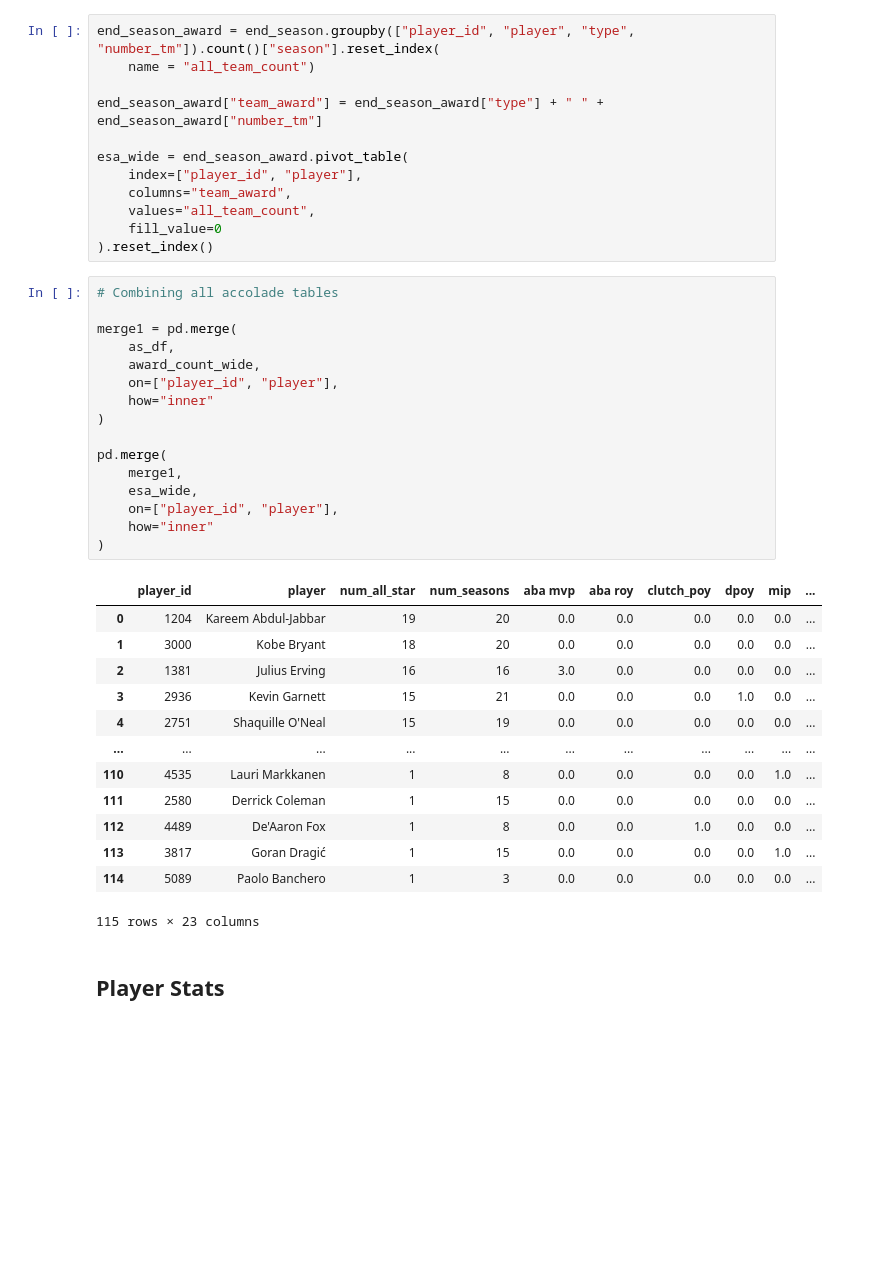
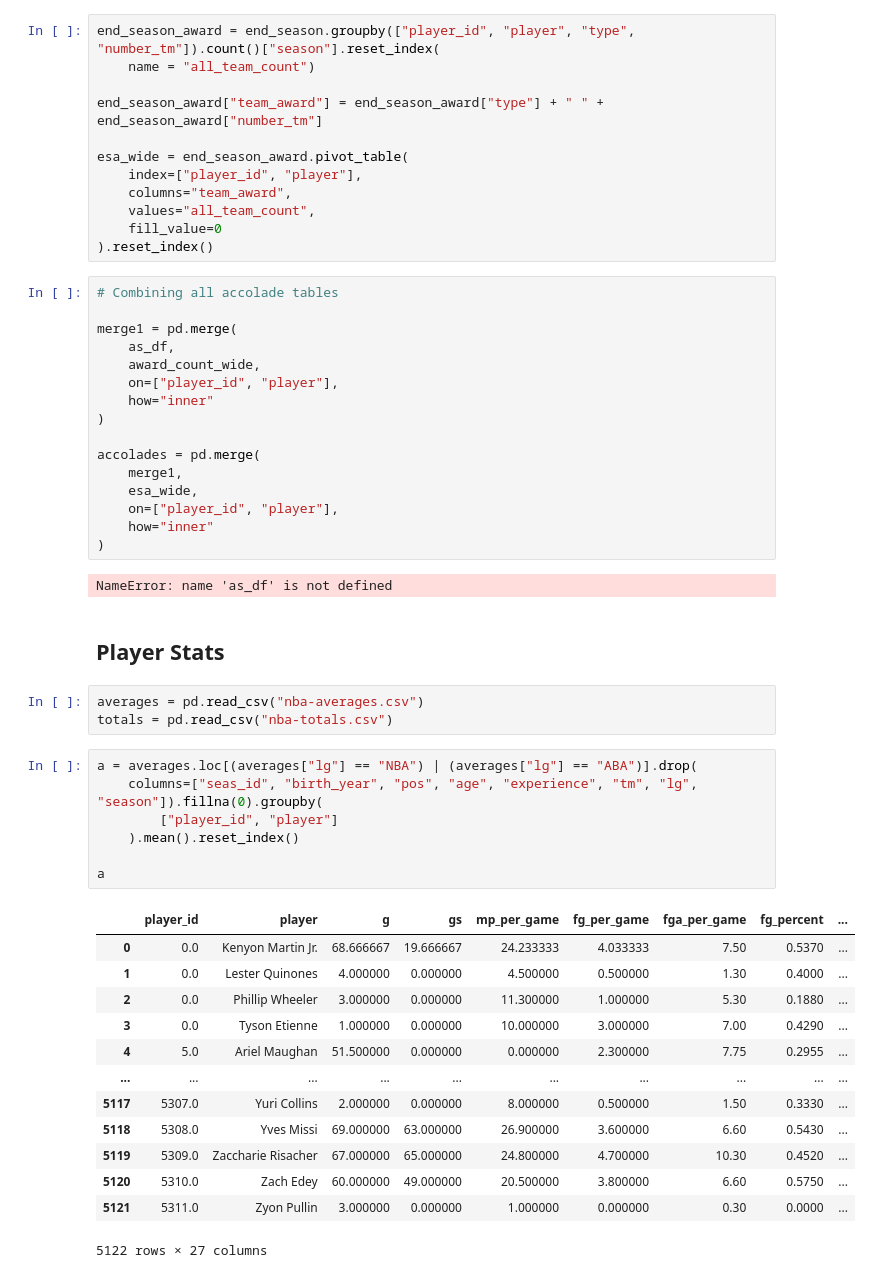
Before and after one commit to justmai1/nba-hof, a Jupyter notebook: data/data-manipulation.ipynb, the cells around one changed output. Cells and saved outputs as stored; diff of their text form; blank space fills up the shorter version.

```diff
--- a/data/data-manipulation.ipynb
+++ b/data/data-manipulation.ipynb
@@ -90,25 +82,37 @@ merge1 = pd.merge(
     how="inner"
 )
 
-pd.merge(
+accolades = pd.merge(
     merge1,
     esa_wide,
     on=["player_id", "player"],
     how="inner"
 )
 # %% [output]
-|  | player_id | player | num_all_star | num_seasons | aba mvp | aba roy | clutch_poy | dpoy | mip | ... |
-| 0 | 1204 | Kareem Abdul-Jabbar | 19 | 20 | 0.0 | 0.0 | 0.0 | 0.0 | 0.0 | ... |
-| 1 | 3000 | Kobe Bryant | 18 | 20 | 0.0 | 0.0 | 0.0 | 0.0 | 0.0 | ... |
-| 2 | 1381 | Julius Erving | 16 | 16 | 3.0 | 0.0 | 0.0 | 0.0 | 0.0 | ... |
-| 3 | 2936 | Kevin Garnett | 15 | 21 | 0.0 | 0.0 | 0.0 | 1.0 | 0.0 | ... |
-| 4 | 2751 | Shaquille O'Neal | 15 | 19 | 0.0 | 0.0 | 0.0 | 0.0 | 0.0 | ... |
-| ... | ... | ... | ... | ... | ... | ... | ... | ... | ... | ... |
-| 110 | 4535 | Lauri Markkanen | 1 | 8 | 0.0 | 0.0 | 0.0 | 0.0 | 1.0 | ... |
-| 111 | 2580 | Derrick Coleman | 1 | 15 | 0.0 | 0.0 | 0.0 | 0.0 | 0.0 | ... |
-| 112 | 4489 | De'Aaron Fox | 1 | 8 | 0.0 | 0.0 | 1.0 | 0.0 | 0.0 | ... |
-| 113 | 3817 | Goran Dragić | 1 | 15 | 0.0 | 0.0 | 0.0 | 0.0 | 1.0 | ... |
-| 114 | 5089 | Paolo Banchero | 1 | 3 | 0.0 | 0.0 | 0.0 | 0.0 | 0.0 | ... |
-115 rows × 23 columns
+NameError: name 'as_df' is not defined
 # %% [markdown]
 ## Player Stats
+# %%
+averages = pd.read_csv("nba-averages.csv")
+totals = pd.read_csv("nba-totals.csv")
+# %%
+a = averages.loc[(averages["lg"] == "NBA") | (averages["lg"] == "ABA")].drop(
+    columns=["seas_id", "birth_year", "pos", "age", "experience", "tm", "lg", "season"]).fillna(0).groupby(
+        ["player_id", "player"]
+    ).mean().reset_index()
+
+a
+# %% [output]
+|  | player_id | player | g | gs | mp_per_game | fg_per_game | fga_per_game | fg_percent | ... |
+| 0 | 0.0 | Kenyon Martin Jr. | 68.666667 | 19.666667 | 24.233333 | 4.033333 | 7.50 | 0.5370 | ... |
+| 1 | 0.0 | Lester Quinones | 4.000000 | 0.000000 | 4.500000 | 0.500000 | 1.30 | 0.4000 | ... |
+| 2 | 0.0 | Phillip Wheeler | 3.000000 | 0.000000 | 11.300000 | 1.000000 | 5.30 | 0.1880 | ... |
+| 3 | 0.0 | Tyson Etienne | 1.000000 | 0.000000 | 10.000000 | 3.000000 | 7.00 | 0.4290 | ... |
+| 4 | 5.0 | Ariel Maughan | 51.500000 | 0.000000 | 0.000000 | 2.300000 | 7.75 | 0.2955 | ... |
+| ... | ... | ... | ... | ... | ... | ... | ... | ... | ... |
+| 5117 | 5307.0 | Yuri Collins | 2.000000 | 0.000000 | 8.000000 | 0.500000 | 1.50 | 0.3330 | ... |
+| 5118 | 5308.0 | Yves Missi | 69.000000 | 63.000000 | 26.900000 | 3.600000 | 6.60 | 0.5430 | ... |
+| 5119 | 5309.0 | Zaccharie Risacher | 67.000000 | 65.000000 | 24.800000 | 4.700000 | 10.30 | 0.4520 | ... |
+| 5120 | 5310.0 | Zach Edey | 60.000000 | 49.000000 | 20.500000 | 3.800000 | 6.60 | 0.5750 | ... |
+| 5121 | 5311.0 | Zyon Pullin | 3.000000 | 0.000000 | 1.000000 | 0.000000 | 0.30 | 0.0000 | ... |
+5122 rows × 27 columns
```
Also changed, not shown: parts of 6 cells of this notebook, 1 other file.
